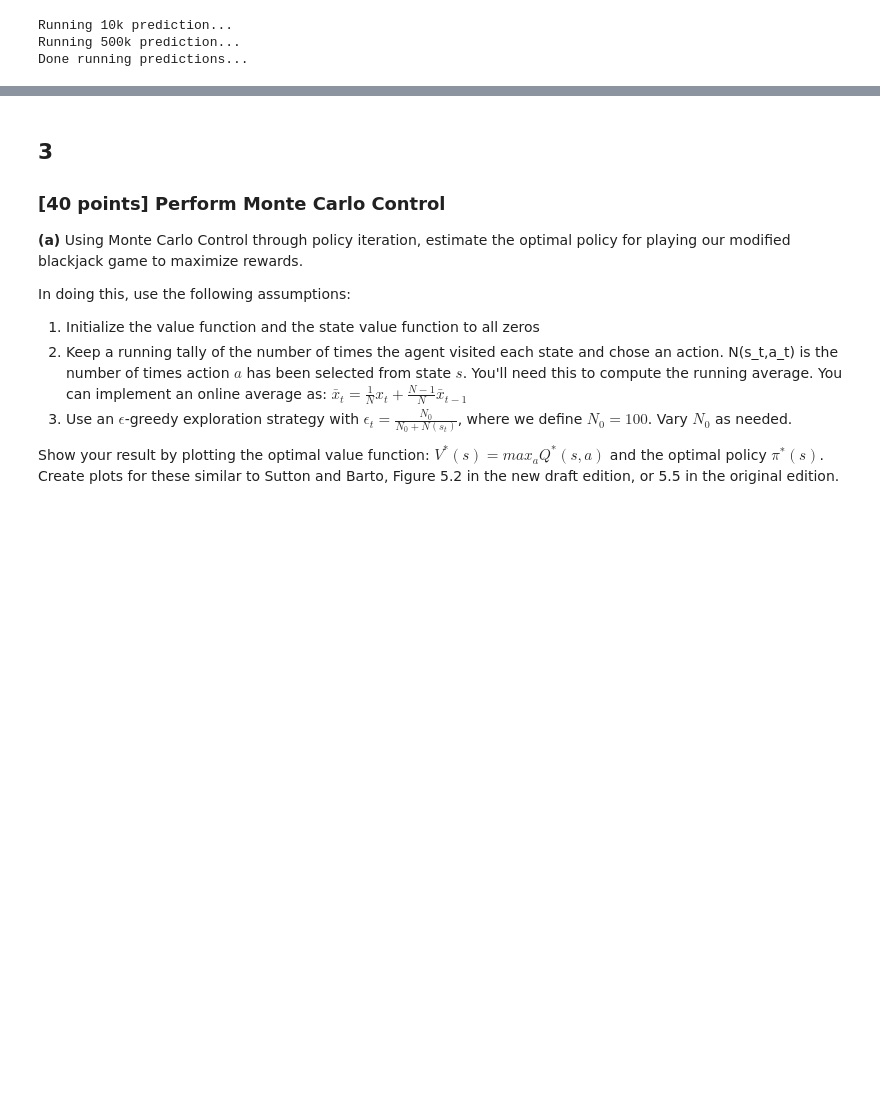
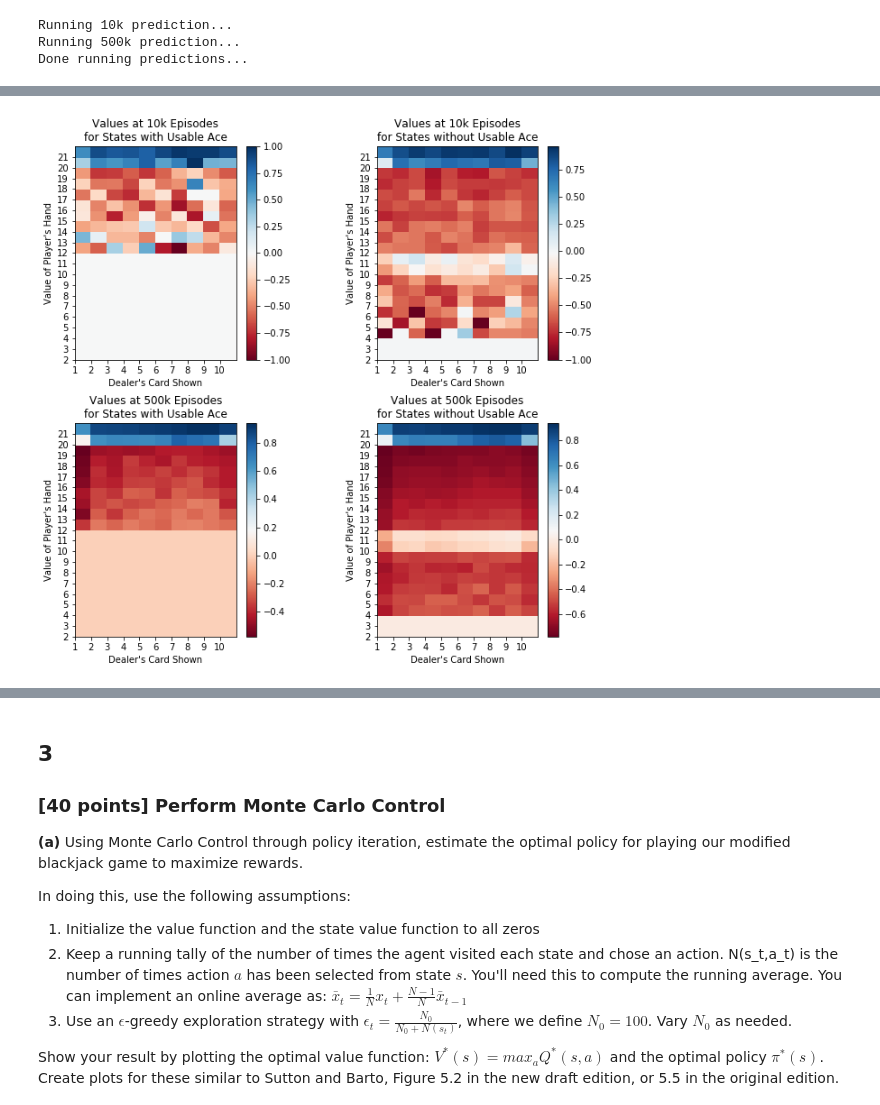
Before and after one commit to inkawhich/machine-learning-course, a Jupyter notebook: Assignment 5.ipynb, the cells around one changed output, grey strips where cells are left out. Cells and saved outputs as stored; diff of their text form; code cells hidden in the pictures; blank space fills up the shorter version.

```diff
--- a/Assignment 5.ipynb
+++ b/Assignment 5.ipynb
@@ -454,3 +371,76 @@ plt.show()
+# %%
+###########################
+# Plotting
+
+# Dealers card showing
+x = np.arange(1, 12, 1)
+# Sum of cards in player hand
+y = np.arange(2, 23, 1)
+# Create mesh grid of all possible x,y coords
+X, Y = np.meshgrid(x, y)
+
+# Grab the value in V for each x,y coordinate for 'usable_Ace = True'
+z10k_usable = np.array([V_10k[(y,x,True)] for (x,y) in zip(np.ravel(X), np.ravel(Y))])
+Z10k_usable = z10k_usable.reshape(X.shape)
+
+# Grab the value in V for each x,y coordinate for 'usable_Ace = False'
+z10k_unusable = np.array([V_10k[(y,x,False)] for (x,y) in zip(np.ravel(X), np.ravel(Y))])
+Z10k_unusable = z10k_unusable.reshape(X.shape)
+
+# Grab the value in V for each x,y coordinate for 'usable_Ace = True'
+z500k_usable = np.array([V_500k[(y,x,True)] for (x,y) in zip(np.ravel(X), np.ravel(Y))])
+Z500k_usable = z500k_usable.reshape(X.shape)
+
+# Grab the value in V for each x,y coordinate for 'usable_Ace = False'
+z500k_unusable = np.array([V_500k[(y,x,False)] for (x,y) in zip(np.ravel(X), np.ravel(Y))])
+Z500k_unusable = z500k_unusable.reshape(X.shape)
+
+plt.figure(figsize=(10,10))
+
+###### Plotting 10k prediction results
+
+plt.subplot(2,2,1)
+plt.title("Values at 10k Episodes\nfor States with Usable Ace")
+plt.xlabel("Dealer's Card Shown")
+plt.ylabel("Value of Player's Hand")
+plt.yticks(np.arange(2, 22, 1))
+plt.xticks(np.arange(1, 11, 1))
+plt.pcolor(X,Y,Z10k_usable, cmap='RdBu')
+plt.colorbar()
+
+plt.subplot(2,2,2)
+plt.title("Values at 10k Episodes\nfor States without Usable Ace")
+plt.xlabel("Dealer's Card Shown")
+plt.ylabel("Value of Player's Hand")
+plt.yticks(np.arange(2, 22, 1))
+plt.xticks(np.arange(1, 11, 1))
+plt.pcolor(X,Y,Z10k_unusable, cmap='RdBu')
+plt.colorbar()
+
+###### Plotting 500k prediction results
+
+plt.subplot(2,2,3)
+plt.title("Values at 500k Episodes\nfor States with Usable Ace")
+plt.xlabel("Dealer's Card Shown")
+plt.ylabel("Value of Player's Hand")
+plt.yticks(np.arange(2, 22, 1))
+plt.xticks(np.arange(1, 11, 1))
+plt.pcolor(X,Y,Z500k_usable, cmap='RdBu')
+plt.colorbar()
+
+plt.subplot(2,2,4)
+plt.title("Values at 500k Episodes\nfor States without Usable Ace")
+plt.xlabel("Dealer's Card Shown")
+plt.ylabel("Value of Player's Hand")
+plt.yticks(np.arange(2, 22, 1))
+plt.xticks(np.arange(1, 11, 1))
+plt.pcolor(X,Y,Z500k_unusable, cmap='RdBu')
+plt.colorbar()
+
+plt.subplots_adjust(wspace=.5, hspace=.3)
+plt.show()
+# %% [output]
+[figure, added]
 # %% [markdown]
 **(A)**
 
```
Also changed, not shown: parts of 11 cells of this notebook.
